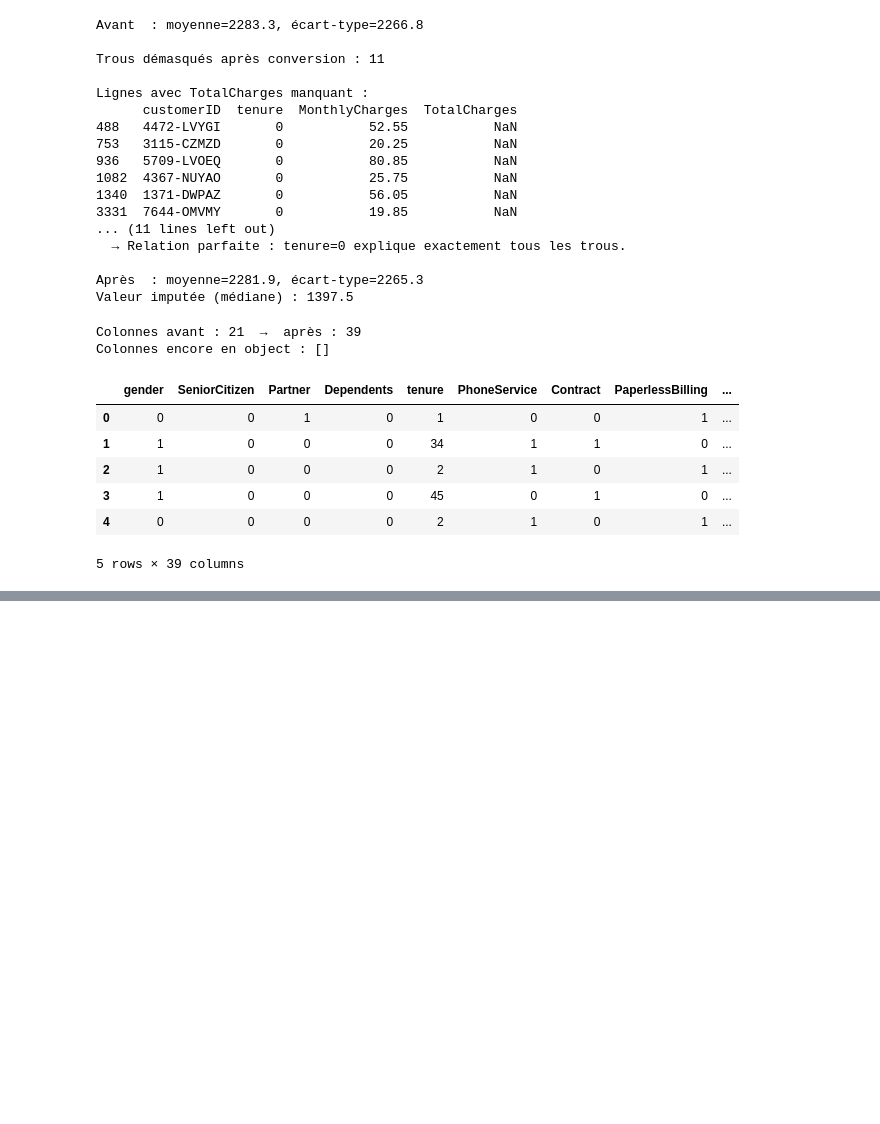
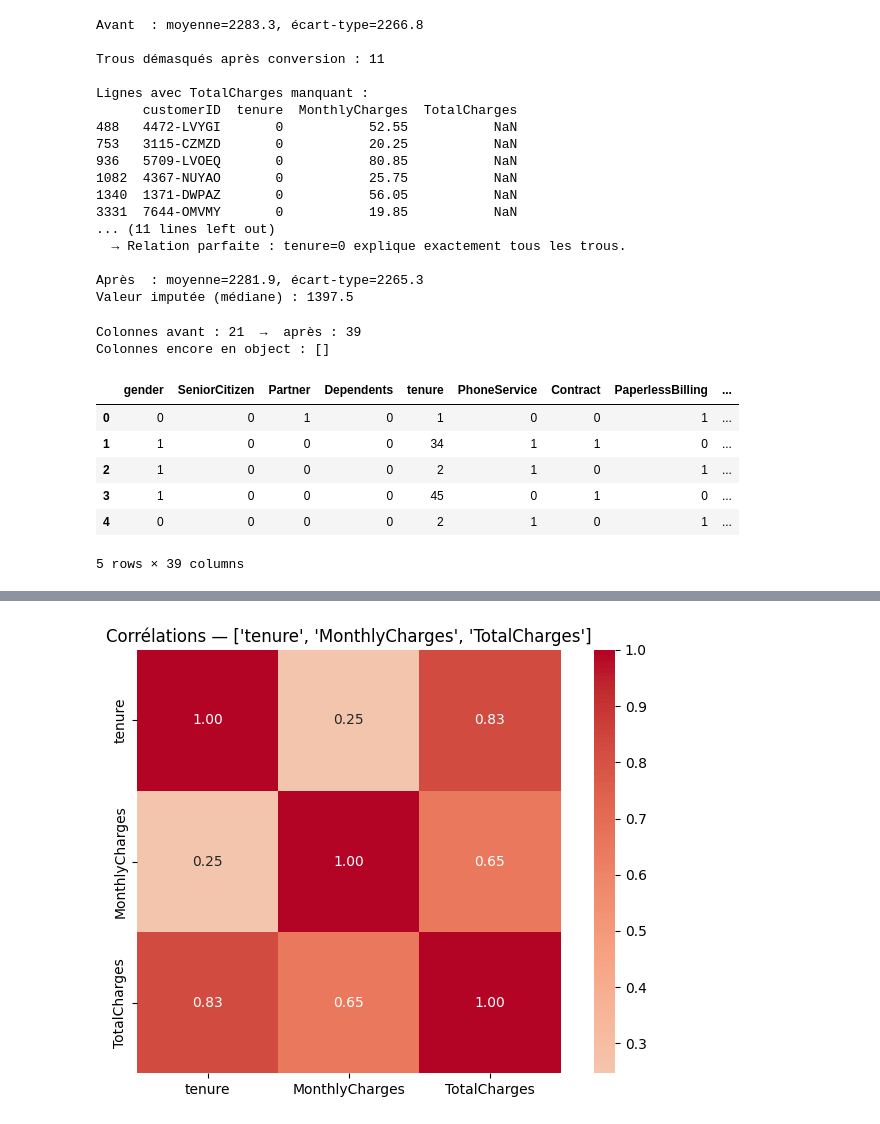
Before and after one commit to mathieu34/arene-des-algos-Mathieu_PONNOU, a Jupyter notebook: telco_churn_preprocessing.ipynb, the cells around one changed output, grey strips where cells are left out. Drawn from its saved outputs; the diff is of its cells as text; code cells hidden in the pictures; blank space fills up the shorter version.

Commit message:
feat: multicollinearity analysis with heatmap, VIF and TotalCharges removal

```diff
--- a/telco_churn_preprocessing.ipynb
+++ b/telco_churn_preprocessing.ipynb
@@ -321,0 +296,95 @@ for col in cols_num:
+# %%
+from statsmodels.stats.outliers_influence import variance_inflation_factor
+import seaborn as sns
+import matplotlib.pyplot as plt
+import numpy as np
+
+def rapport_multicolinearite(df, colonnes_num):
+    """Affiche la heatmap des corrélations et le VIF de chaque colonne numérique.
+    Doit aider à décider quelle(s) colonne(s) redondante(s) supprimer.
+    """
+    sous_df = df[colonnes_num].copy().dropna().astype(float)
+
+    # Détection automatique des colonnes continues vs binaires/ordinales
+    # Continue = plus de 10 valeurs distinctes (binaire = 2, ordinal = 3)
+    continues = [col for col in colonnes_num if sous_df[col].nunique() > 10]
+    non_continues = [col for col in colonnes_num if col not in continues]
+    print(f"Colonnes continues détectées  : {continues}")
+    if non_continues:
+        print(f"Colonnes binaires/ordinales   : {non_continues} (VIF moins pertinent sur ces colonnes)")
+
+    # heatmap des corrélations
+    plt.figure(figsize=(7, 5))
+    sns.heatmap(sous_df.corr(), annot=True, fmt=".2f", cmap="coolwarm", center=0, square=True)
+    plt.title(f"Corrélations — {colonnes_num}")
+    plt.tight_layout()
+    plt.show()
+
+    # VIF : mesure à quel point chaque variable est expliquée par les autres
+    # VIF ≈ 1 → indépendante | 5–10 → redondante | > 10 → colinéarité forte
+    print(f"\n{'Colonne':<25} {'VIF':>8}")
+    print("-" * 35)
+    X = sous_df.values
+    vifs = {}
+    for i, col in enumerate(colonnes_num):
+        try:
+            vif = variance_inflation_factor(X, i)
+        except np.linalg.LinAlgError:
+            # edge case : colinéarité parfaite → matrice singulière → algèbre plante
+            vif = float("inf")
+        # statsmodels peut aussi retourner nan ou inf sans lever d'exception
+        if np.isnan(vif) or np.isinf(vif):
+            vif = float("inf")
+        vifs[col] = vif
+        vif_str = "inf" if np.isinf(vif) else f"{vif:.1f}"
+        print(f"{col:<25} {vif_str:>8}")
+
+    a_supprimer = [col for col, v in vifs.items() if v > 5]
+    if a_supprimer:
+        print(f"\n→ Colonnes à fort VIF (> 5) : {a_supprimer}")
+    else:
+        print("\n→ Aucune colinéarité détectée.")
+
+    return vifs
+
+
+cols_num = ["tenure", "MonthlyCharges", "TotalCharges"]
+
+# HAPPY PATH : heatmap + VIF sur les 3 colonnes numériques
+print("HAPPY PATH")
+vifs = rapport_multicolinearite(df_encoded, cols_num)
+
+# EDGE CASE : colonne dupliquée → VIF explose vers l'infini
+print("\nEDGE CASE : colonne dupliquée (TotalCharges_copie)")
+df_test = df_encoded.copy()
+df_test["TotalCharges_copie"] = df_test["TotalCharges"]
+# TotalCharges et TotalCharges_copie sont identiques → corrélation = 1
+# VIF explose à l'infini (ou fait planter sans le try/except ci-dessus)
+rapport_multicolinearite(df_test, cols_num + ["TotalCharges_copie"])
+
+# ADVERSARIAL : si on supprime TotalCharges, perd-on de l'info ?
+print("\nADVERSARIAL : suppression de TotalCharges")
+
+# Corrélation entre TotalCharges et tenure×MonthlyCharges pour mesurer l'info perdue
+approx = df_encoded["tenure"] * df_encoded["MonthlyCharges"]
+corr = df_encoded["TotalCharges"].corr(approx)
+print(f"Corrélation TotalCharges ~ tenure×MonthlyCharges : {corr:.3f}")
+if corr >= 0.999:
+    print("→ Corrélation parfaite : TotalCharges = tenure × MonthlyCharges exactement.")
+    print("  Aucun client n'a eu de remise ni de changement de forfait dans ce dataset.")
+    print("  Supprimer TotalCharges ne perd aucune information.\n")
+else:
+    print(f"→ Corrélation < 1 ({corr:.3f}) : TotalCharges porte une info non reconstituable.")
+    print("  Réfléchir avant de supprimer.\n")
+
+# VIF après suppression : est-ce que ça règle le problème ?
+print("VIF APRÈS suppression de TotalCharges :")
+rapport_multicolinearite(df_encoded, ["tenure", "MonthlyCharges"])
+
+# Décision finale
+print("\n→ Décision : supprimer TotalCharges.")
+print("  Corrélation = 1.000 → aucune info perdue.")
+print("  VIF de tenure et MonthlyCharges redescendent à ~2.6.")
+df_encoded = df_encoded.drop(columns=["TotalCharges"])
+print(f"  Colonnes restantes : {df_encoded.shape[1]}")
+# %% [output]
@@ -321,0 +393 @@ for col in cols_num:
+[figure, added]
```
Also changed, not shown: parts of 4 cells of this notebook.
